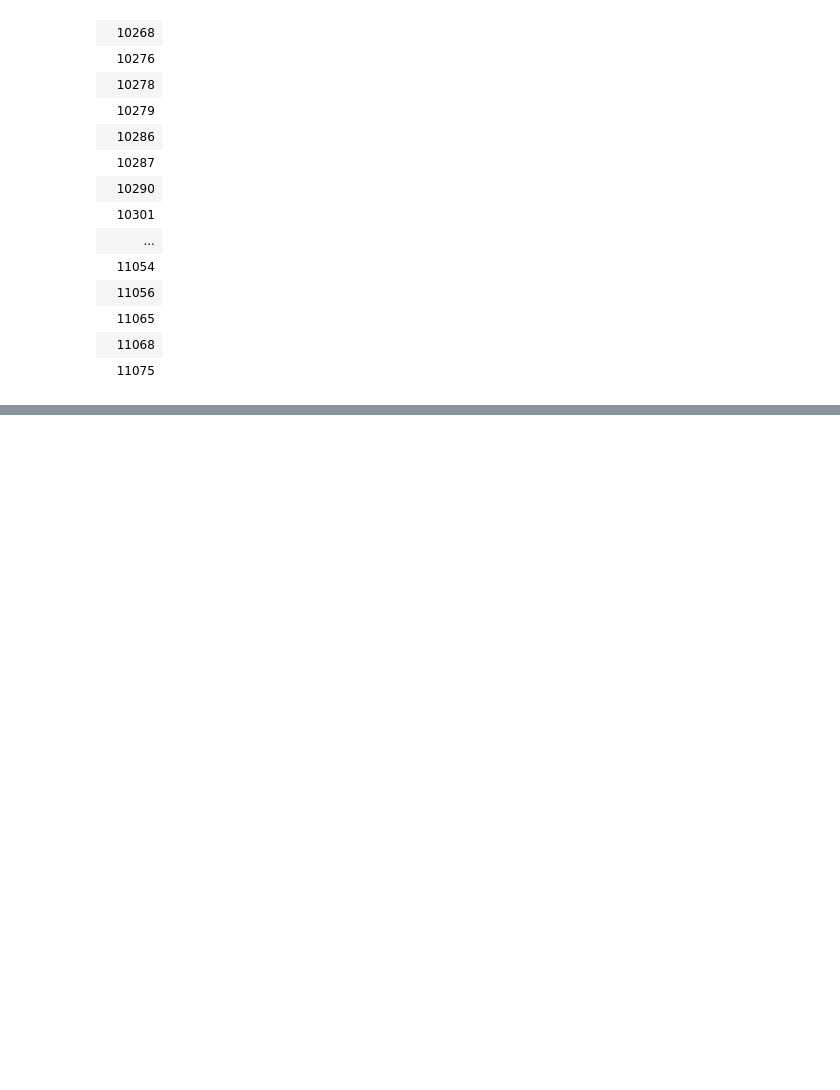
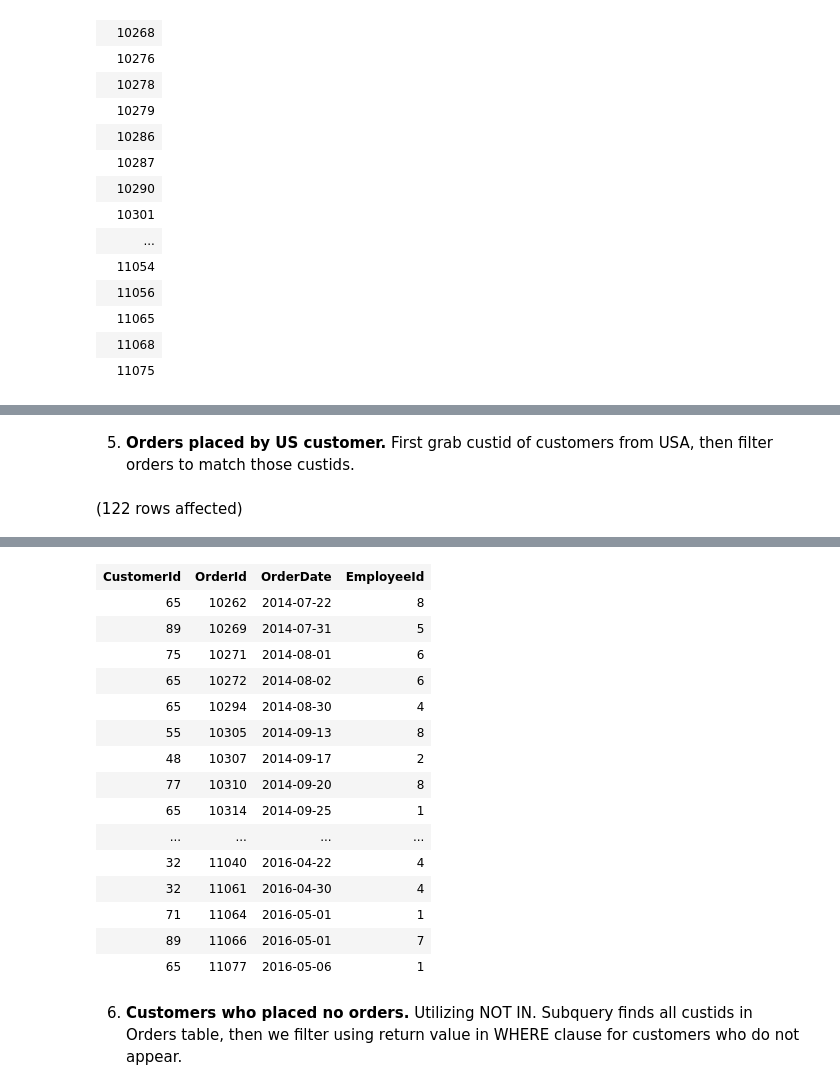
Before and after one commit to ryanmohamed/tsql_hw3, a Jupyter notebook: chapter4.ipynb, the cells around one changed output, grey strips where cells are left out. Cells and saved outputs as stored; diff of their text form; code cells hidden in the pictures; blank space fills up the shorter version.

```diff
--- a/chapter4.ipynb
+++ b/chapter4.ipynb
@@ -75,0 +119,14 @@ Total execution time: 00:00:00.135
+# %% [markdown]
+5) **Orders placed by US customer.** First grab custid of customers from USA, then filter orders to match those custids.
+# %%
+use Northwinds2022TSQLV7
+
+select CustomerId, OrderId, OrderDate, EmployeeId
+from Sales.[Order]
+where CustomerId IN ( --multivalued subquery
+    select C.CustomerId
+    from Sales.[Order] as C
+    where C.ShipToCountry = N'USA'
+)
+# %% [output]
+(122 rows affected)
@@ -75,0 +134,18 @@ Total execution time: 00:00:00.135
+| CustomerId | OrderId | OrderDate | EmployeeId |
+| 65 | 10262 | 2014-07-22 | 8 |
+| 89 | 10269 | 2014-07-31 | 5 |
+| 75 | 10271 | 2014-08-01 | 6 |
+| 65 | 10272 | 2014-08-02 | 6 |
+| 65 | 10294 | 2014-08-30 | 4 |
+| 55 | 10305 | 2014-09-13 | 8 |
+| 48 | 10307 | 2014-09-17 | 2 |
+| 77 | 10310 | 2014-09-20 | 8 |
+| 65 | 10314 | 2014-09-25 | 1 |
+| ... | ... | ... | ... |
+| 32 | 11040 | 2016-04-22 | 4 |
+| 32 | 11061 | 2016-04-30 | 4 |
+| 71 | 11064 | 2016-05-01 | 1 |
+| 89 | 11066 | 2016-05-01 | 7 |
+| 65 | 11077 | 2016-05-06 | 1 |
+# %% [markdown]
+6) **Customers who placed no orders.** Utilizing NOT IN. Subquery finds all custids in Orders table, then we filter using return value in WHERE clause for customers who do not appear.
```
Also changed, not shown: parts of 23 cells of this notebook.
